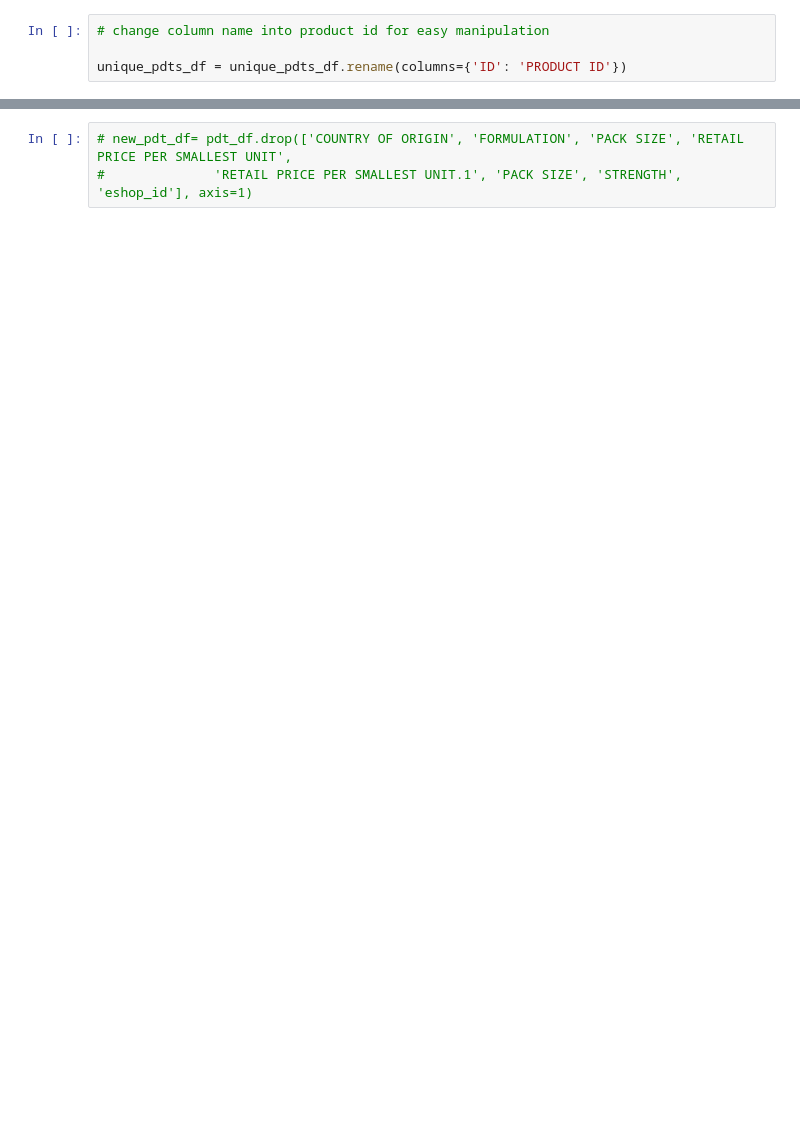
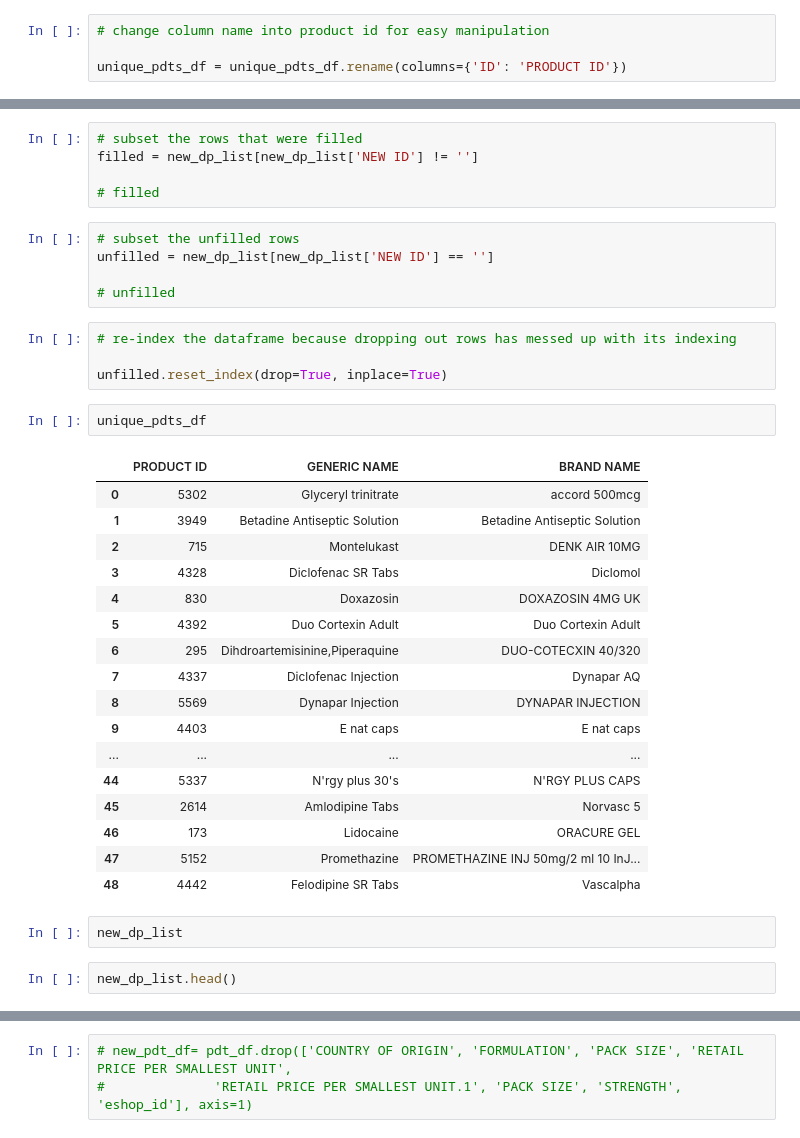
Before and after one commit to evananyonga/DuplicatesProject, a Jupyter notebook: filtering_duplicates.ipynb, the cells around one changed output, grey strips where cells are left out. Saved outputs shown, nothing was run; the diff lists cells and outputs as text; blank space fills up the shorter version.

```diff
--- a/filtering_duplicates.ipynb
+++ b/filtering_duplicates.ipynb
@@ -188,0 +122,38 @@ combined_df.reset_index(drop=True, inplace=True)
+# %%
+# subset the rows that were filled
+filled = new_dp_list[new_dp_list['NEW ID'] != '']
+
+# filled
+# %%
+# subset the unfilled rows
+unfilled = new_dp_list[new_dp_list['NEW ID'] == '']
+
+# unfilled
+# %%
+# re-index the dataframe because dropping out rows has messed up with its indexing
+
+unfilled.reset_index(drop=True, inplace=True)
+# %%
+unique_pdts_df
+# %% [output]
+|  | PRODUCT ID | GENERIC NAME | BRAND NAME |
+| 0 | 5302 | Glyceryl trinitrate | accord 500mcg |
+| 1 | 3949 | Betadine Antiseptic Solution | Betadine Antiseptic Solution |
+| 2 | 715 | Montelukast | DENK AIR 10MG |
+| 3 | 4328 | Diclofenac SR Tabs | Diclomol |
+| 4 | 830 | Doxazosin | DOXAZOSIN 4MG UK |
+| 5 | 4392 | Duo Cortexin Adult | Duo Cortexin Adult |
+| 6 | 295 | Dihdroartemisinine,Piperaquine | DUO-COTECXIN 40/320 |
+| 7 | 4337 | Diclofenac Injection | Dynapar AQ |
+| 8 | 5569 | Dynapar Injection | DYNAPAR INJECTION |
+| 9 | 4403 | E nat caps | E nat caps |
+| ... | ... | ... | ... |
+| 44 | 5337 | N'rgy plus 30's | N'RGY PLUS CAPS |
+| 45 | 2614 | Amlodipine Tabs | Norvasc 5 |
+| 46 | 173 | Lidocaine | ORACURE GEL |
+| 47 | 5152 | Promethazine | PROMETHAZINE INJ 50mg/2 ml 10 InJ... |
+| 48 | 4442 | Felodipine SR Tabs | Vascalpha |
+# %%
+new_dp_list
+# %%
+new_dp_list.head()
```
Also changed, not shown: parts of 116 cells of this notebook.
